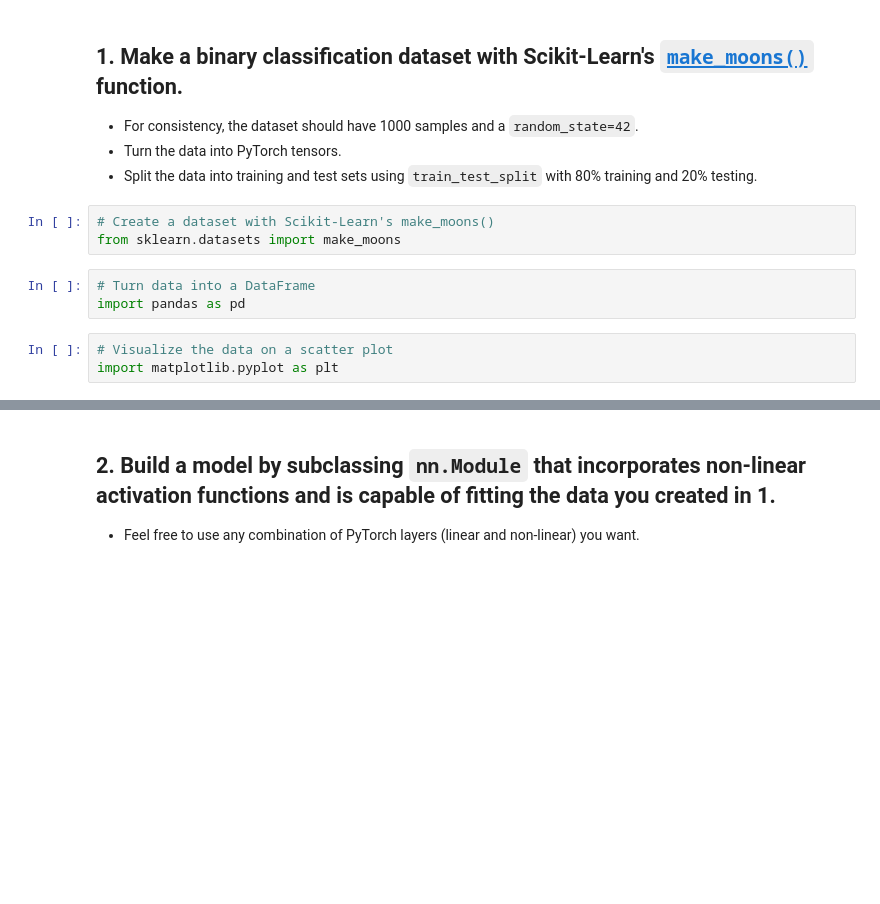
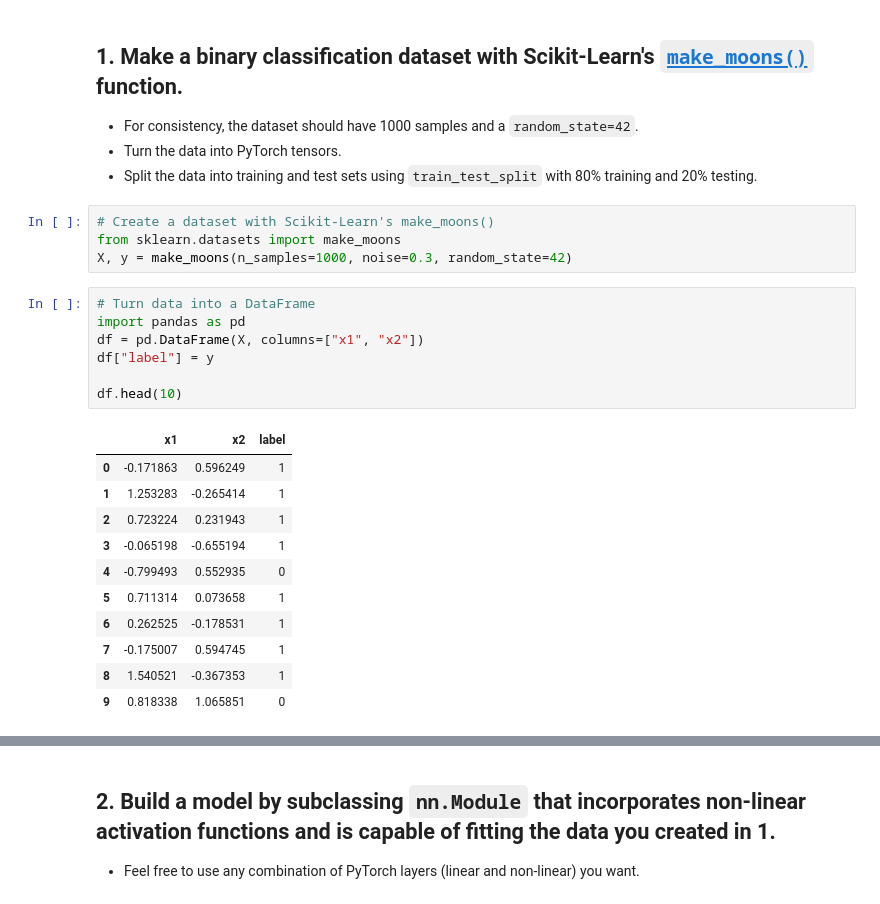
Before and after one commit to AbdulAg/pytorch-deep-learning, a Jupyter notebook: extras/exercises/02_pytorch_classification_exercises.ipynb, the cells around one changed output, grey strips where cells are left out. Saved outputs shown, nothing was run; the diff lists cells and outputs as text; blank space fills up the shorter version.

```diff
--- a/extras/exercises/02_pytorch_classification_exercises.ipynb
+++ b/extras/exercises/02_pytorch_classification_exercises.ipynb
@@ -38,9 +38,23 @@ device(type='cuda')
 # %%
 # Create a dataset with Scikit-Learn's make_moons()
 from sklearn.datasets import make_moons
+X, y = make_moons(n_samples=1000, noise=0.3, random_state=42)
 # %%
 # Turn data into a DataFrame
 import pandas as pd
+df = pd.DataFrame(X, columns=["x1", "x2"])
+df["label"] = y
+
+df.head(10)
+# %% [output]
+|  | x1 | x2 | label |
+| 0 | -0.171863 | 0.596249 | 1 |
+| 1 | 1.253283 | -0.265414 | 1 |
+| 2 | 0.723224 | 0.231943 | 1 |
+| 3 | -0.065198 | -0.655194 | 1 |
+| 4 | -0.799493 | 0.552935 | 0 |
+| 5 | 0.711314 | 0.073658 | 1 |
+| 6 | 0.262525 | -0.178531 | 1 |
+| 7 | -0.175007 | 0.594745 | 1 |
+| 8 | 1.540521 | -0.367353 | 1 |
+| 9 | 0.818338 | 1.065851 | 0 |
-# %%
-# Visualize the data on a scatter plot
-import matplotlib.pyplot as plt
```
Also changed, not shown: parts of 2 cells of this notebook.
